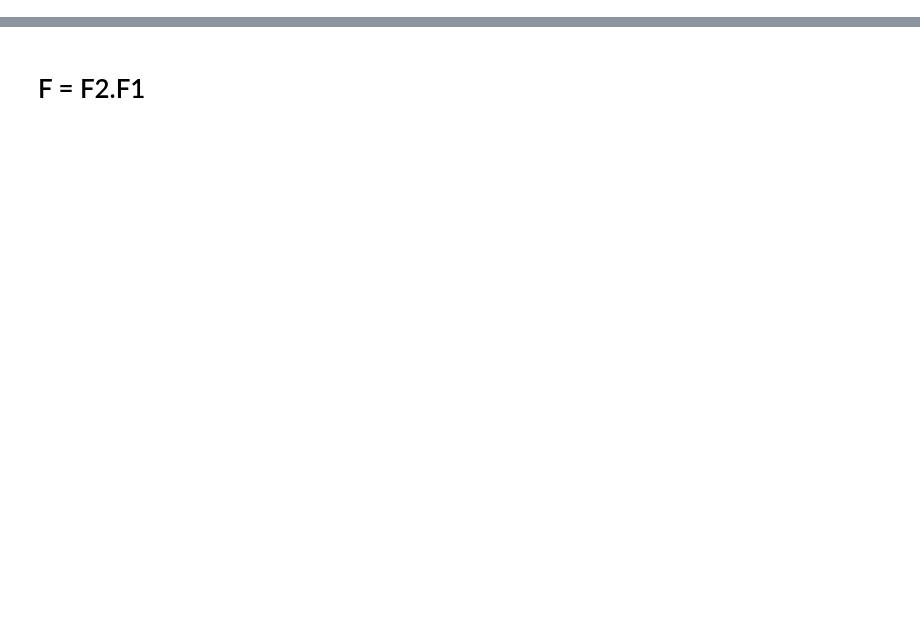
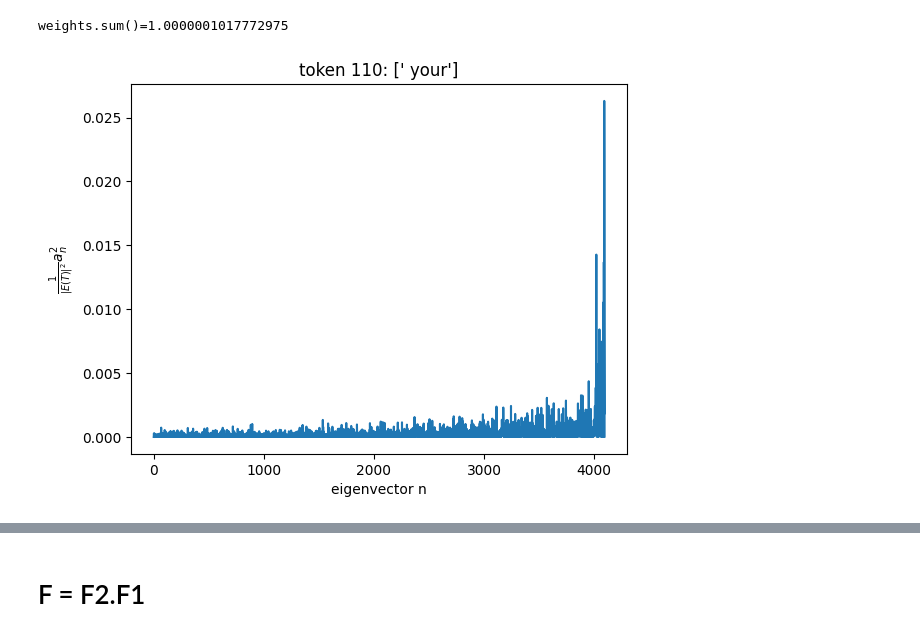
Before and after one commit to acevedo-s/BID, a Jupyter notebook: Text/analysis/Barcelona/nb.ipynb, the cells around one changed output, grey strips where cells are left out. Saved outputs shown, nothing was run; the diff lists cells and outputs as text; code cells hidden in the pictures; blank space fills up the shorter version.

```diff
--- a/Text/analysis/Barcelona/nb.ipynb
+++ b/Text/analysis/Barcelona/nb.ipynb
@@ -60,0 +150,20 @@ plt.show()
+# %%
+t = 110
+overlaps = np.zeros(shape=(embedding_dim))
+for n in range(embedding_dim):
+  overlaps[n] = np.dot(embedding_matrix[t],eigenvectors[:,n])
+weights = overlaps**2 / np.dot(embedding_matrix[t],embedding_matrix[t])
+# weights = overlaps / np.sqrt(np.dot(embedding_matrix[t],embedding_matrix[t]))
+print(f'{weights.sum()=}')
+cutoff = embedding_dim // 20
+# print(f'{np.sum(weights[:cutoff])=}')
+# print(f'{np.sum(weights[-cutoff:])=}')
+fig,ax = plt.subplots(1)
+plt.title(f'token {t}: {tokenizer.batch_decode([t])}')
+ax.set_ylabel(r'$\frac{1}{|E(T)|^2} a_n^2$')
+ax.set_xlabel(f'eigenvector n')
+plt.plot(weights[:])
+plt.show()
+# %% [output]
+weights.sum()=1.0000001017772975
+[figure, added]
```
Also changed, not shown: parts of 22 cells of this notebook, 2 other files.
